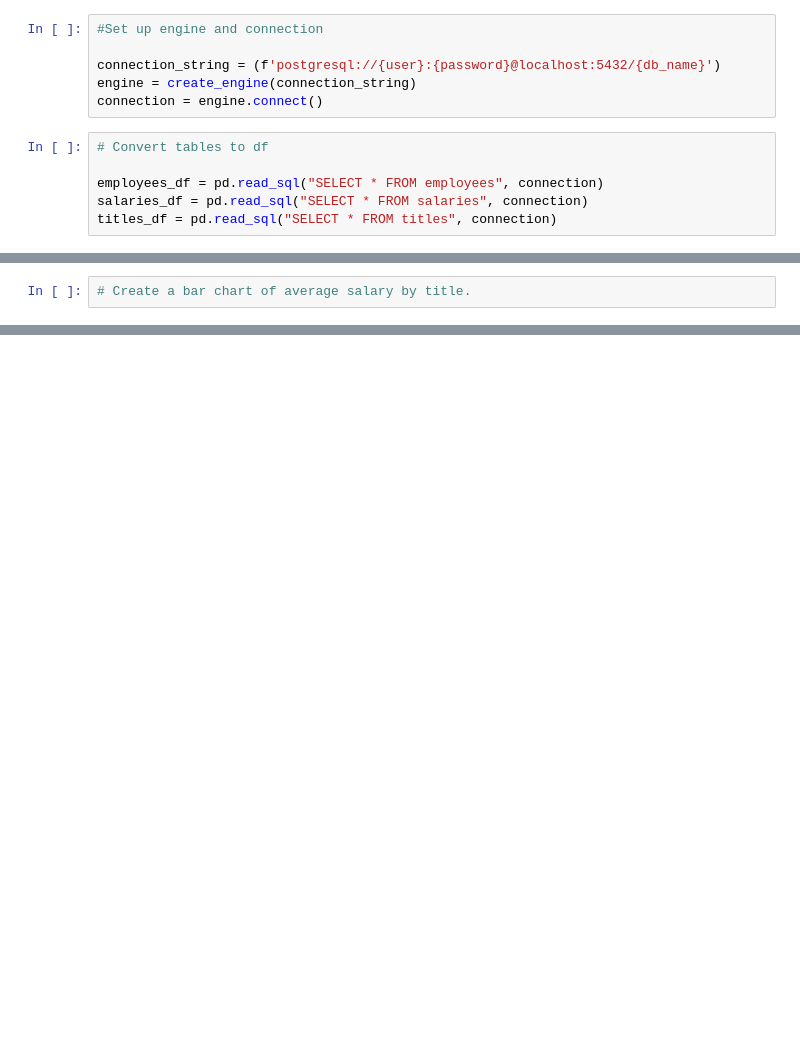
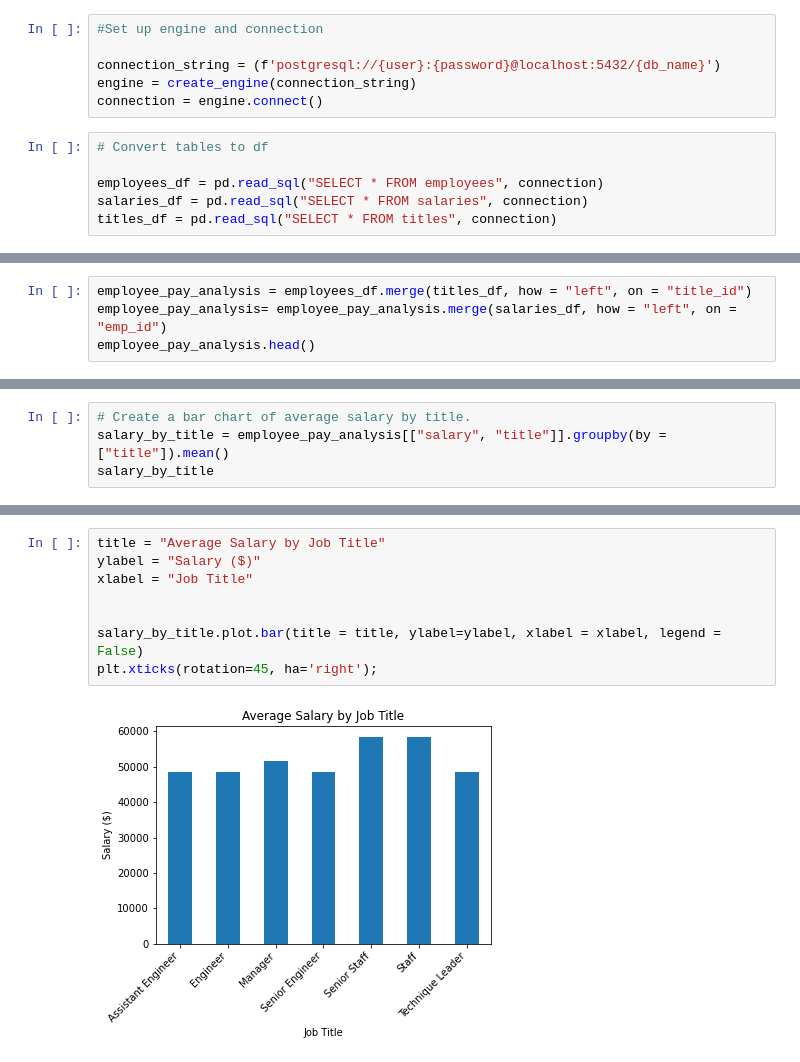
Before and after one commit to emeralddawns/SQL-Queries-Examples, a Jupyter notebook: EmployeeSQL/Bonus.ipynb, the cells around one changed output, grey strips where cells are left out. Cells and saved outputs as stored; diff of their text form; blank space fills up the shorter version.

```diff
--- a/EmployeeSQL/Bonus.ipynb
+++ b/EmployeeSQL/Bonus.ipynb
@@ -24,0 +50,4 @@ titles_df = pd.read_sql("SELECT * FROM titles", connection)
+# %%
+employee_pay_analysis = employees_df.merge(titles_df, how = "left", on = "title_id")
+employee_pay_analysis= employee_pay_analysis.merge(salaries_df, how = "left", on = "emp_id")
+employee_pay_analysis.head()
@@ -25,2 +61,4 @@ titles_df = pd.read_sql("SELECT * FROM titles", connection)
 # %%
 # Create a bar chart of average salary by title.
+salary_by_title = employee_pay_analysis[["salary", "title"]].groupby(by = ["title"]).mean()
+salary_by_title
@@ -26,0 +75,10 @@ titles_df = pd.read_sql("SELECT * FROM titles", connection)
+# %%
+title = "Average Salary by Job Title"
+ylabel = "Salary ($)"
+xlabel = "Job Title"
+
+
+salary_by_title.plot.bar(title = title, ylabel=ylabel, xlabel = xlabel, legend = False)
+plt.xticks(rotation=45, ha='right');
+# %% [output]
+[figure, added]
```
Also changed, not shown: parts of 13 cells of this notebook, 1 other file.
